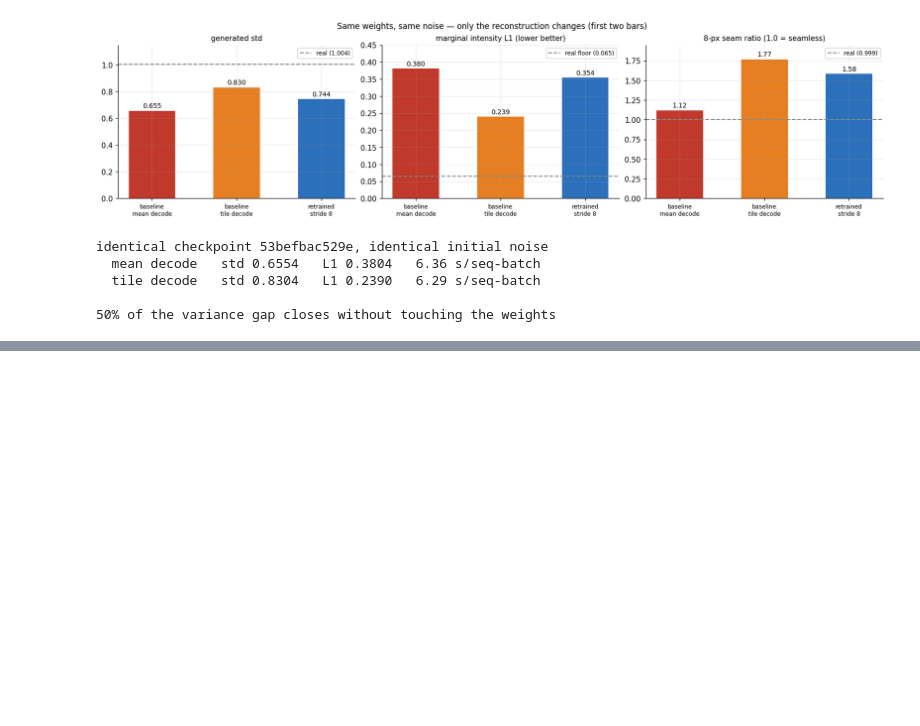
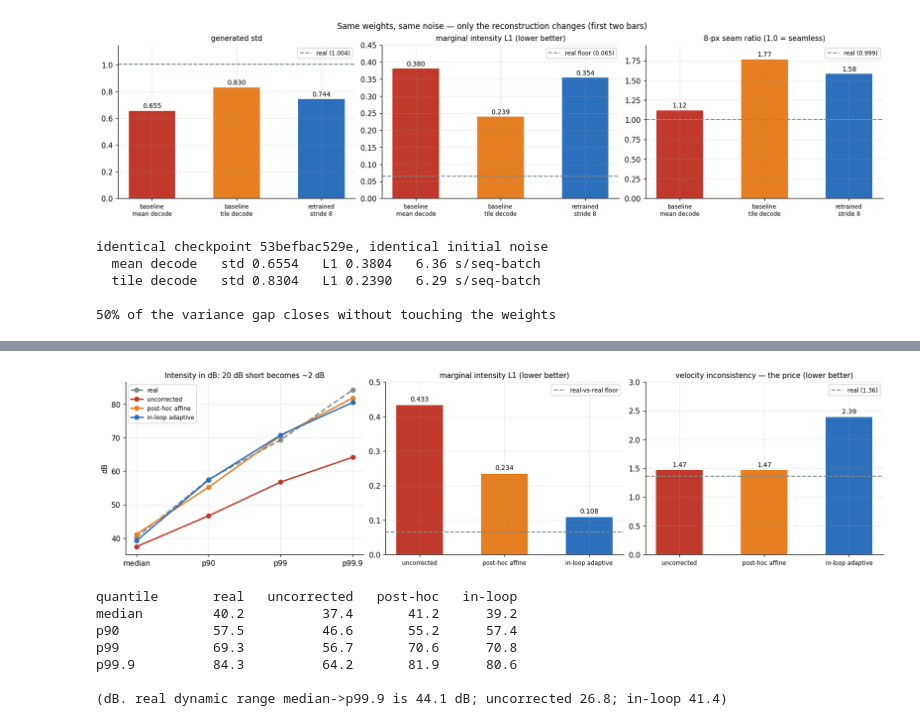
Before and after one commit to arigra/radSeq, a Jupyter notebook: notebooks/01_research_story.ipynb, the cells around one changed output, grey strips where cells are left out. Saved outputs shown, nothing was run; the diff lists cells and outputs as text; code cells hidden in the pictures; blank space fills up the shorter version.

```diff
--- a/notebooks/01_research_story.ipynb
+++ b/notebooks/01_research_story.ipynb
@@ -1034,0 +1147,48 @@ ablations than before them.
+# %%
+S = json.load(open("samples/calibration_story.json"))
+Q = S["db_quantiles"]; M = S["summary"]
+labels = ["uncorrected", "post-hoc affine", "in-loop adaptive"]
+keys = ["uncorrected", "post_hoc", "in_loop"]
+cols = [RED, "#e67e22", BLUE]
+
+fig, axes = plt.subplots(1, 3, figsize=(15, 3.8), constrained_layout=True)
+qn = ["median", "p90", "p99", "p999"]
+xs = range(len(qn))
+axes[0].plot(xs, [Q[q]["real"] for q in qn], "o--", color=GREY, lw=2, label="real")
+for k, lab, c in zip(keys, labels, cols):
+    axes[0].plot(xs, [Q[q][k] for q in qn], "o-", color=c, lw=2, label=lab)
+axes[0].set_xticks(list(xs)); axes[0].set_xticklabels(["median", "p90", "p99", "p99.9"])
+axes[0].set_ylabel("dB"); axes[0].legend(fontsize=8)
+axes[0].set_title("Intensity in dB: 20 dB short becomes ~2 dB", fontsize=10)
+
+axes[1].bar(range(3), [M[l][1] for l in labels], color=cols, width=.55)
+axes[1].axhline(0.065, color=GREY, ls="--", lw=1.4, label="real-vs-real floor")
+for i, l in enumerate(labels):
+    axes[1].text(i, M[l][1] + .012, f"{M[l][1]:.3f}", ha="center", fontsize=9)
+axes[1].set_xticks(range(3)); axes[1].set_xticklabels(labels, fontsize=8)
+axes[1].set_ylim(0, 0.50); axes[1].legend(fontsize=8)
+axes[1].set_title("marginal intensity L1 (lower better)", fontsize=10)
+
+axes[2].bar(range(3), [M[l][4] for l in labels], color=cols, width=.55)
+axes[2].axhline(1.36, color=GREY, ls="--", lw=1.4, label="real (1.36)")
+for i, l in enumerate(labels):
+    axes[2].text(i, M[l][4] + .06, f"{M[l][4]:.2f}", ha="center", fontsize=9)
+axes[2].set_xticks(range(3)); axes[2].set_xticklabels(labels, fontsize=8)
+axes[2].set_ylim(0, 3.0); axes[2].legend(fontsize=8)
+axes[2].set_title("velocity inconsistency — the price (lower better)", fontsize=10)
+plt.show()
+
+print(f"{'quantile':<10}{'real':>9}{'uncorrected':>14}{'post-hoc':>11}{'in-loop':>10}")
+for q, lab in zip(qn, ["median", "p90", "p99", "p99.9"]):
+    print(f"{lab:<10}{Q[q]['real']:>9.1f}{Q[q]['uncorrected']:>14.1f}"
+          f"{Q[q]['post_hoc']:>11.1f}{Q[q]['in_loop']:>10.1f}")
+print("\n(dB. real dynamic range median->p99.9 is 44.1 dB; uncorrected 26.8; in-loop 41.4)")
+# %% [output]
+[figure, added]
+quantile       real   uncorrected   post-hoc   in-loop
+median         40.2          37.4       41.2      39.2
+p90            57.5          46.6       55.2      57.4
+p99            69.3          56.7       70.6      70.8
+p99.9          84.3          64.2       81.9      80.6
+
+(dB. real dynamic range median->p99.9 is 44.1 dB; uncorrected 26.8; in-loop 41.4)
```
Also changed, not shown: parts of 12 cells of this notebook, 1 other file.
